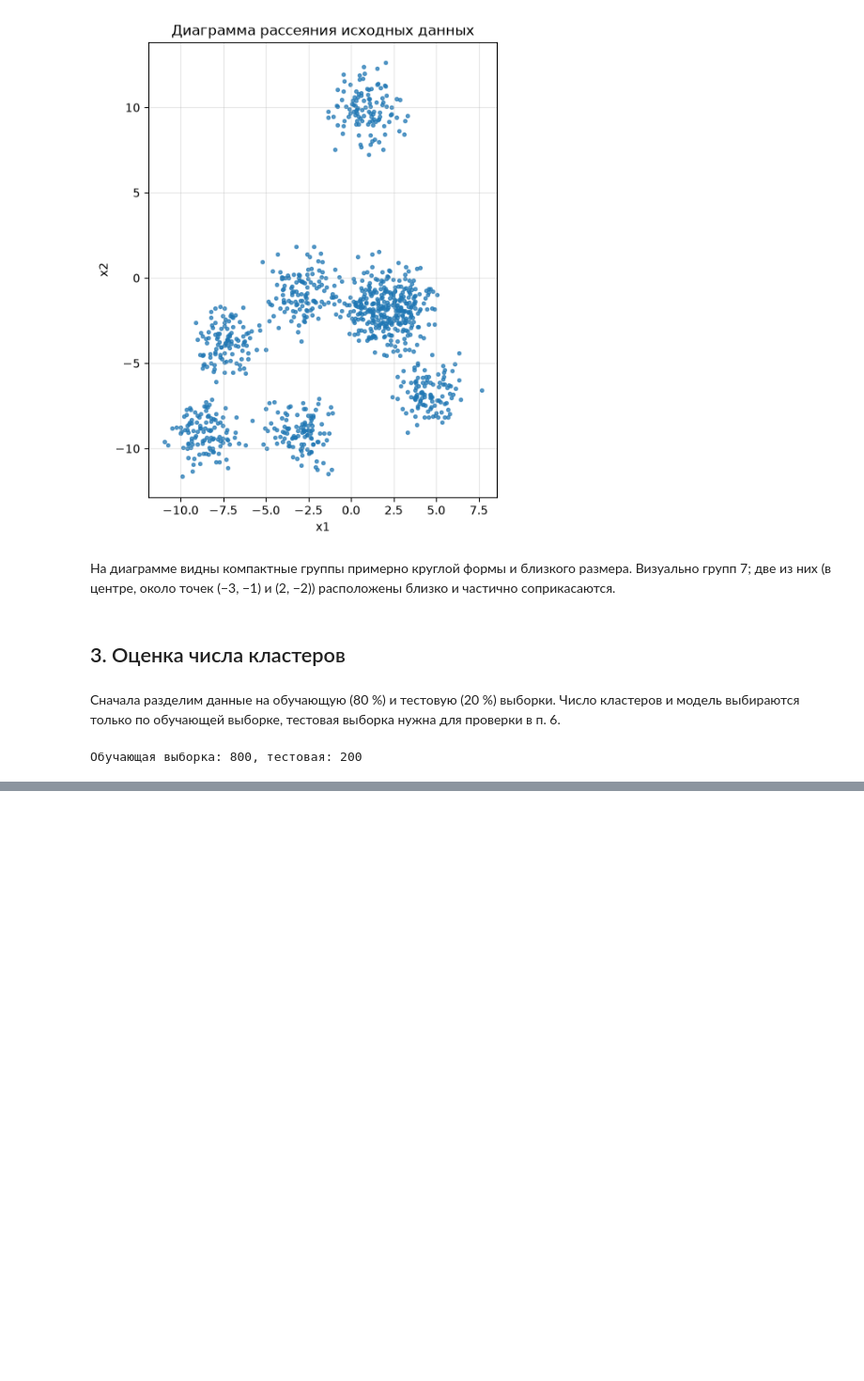
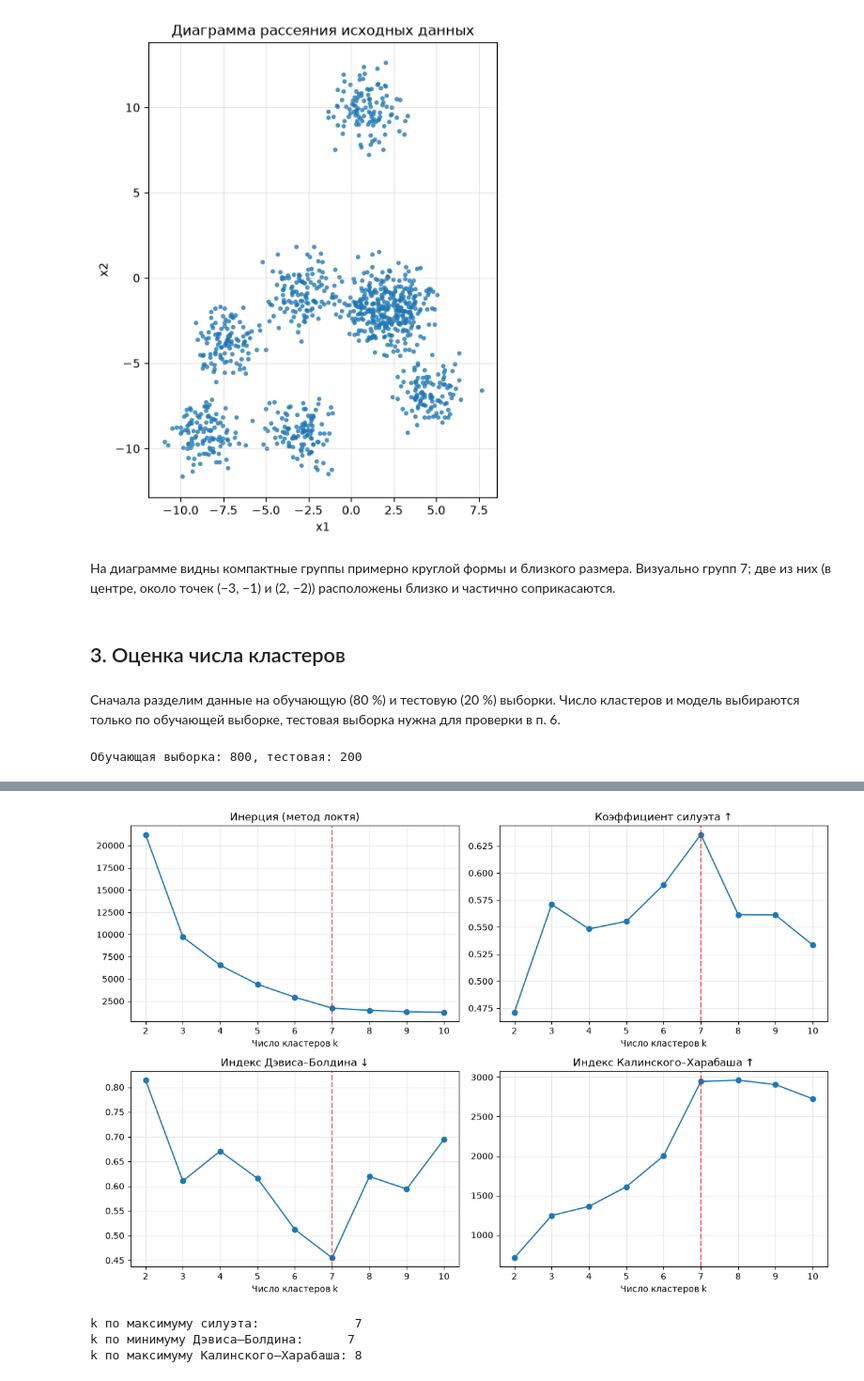
Before and after one commit to calculation-methods/ml, a Jupyter notebook: stud/vasyutinskiy/lab2.ipynb, the cells around one changed output, grey strips where cells are left out. Shown at 94% size. Drawn from its saved outputs; the diff is of its cells as text; code cells hidden in the pictures; blank space fills up the shorter version.

Commit message:
Lab2: estimate number of clusters
Co-Authored-By: Claude Opus 5.5 <noreply@anthropic.com>

```diff
--- a/stud/vasyutinskiy/lab2.ipynb
+++ b/stud/vasyutinskiy/lab2.ipynb
@@ -92,0 +99,14 @@ print(f'Обучающая выборка: {len(X_train)}, тестовая: {le
+# %%
+k_range = range(2, 11)
+rows = []
+for k in k_range:
+    model = KMeans(n_clusters=k, n_init=10, random_state=RANDOM_STATE).fit(X_train)
+    rows.append({
+        'k': k,
+        'inertia': model.inertia_,
+        'silhouette': silhouette_score(X_train, model.labels_),
+        'davies_bouldin': davies_bouldin_score(X_train, model.labels_),
+        'calinski_harabasz': calinski_harabasz_score(X_train, model.labels_),
+    })
+k_scores = pd.DataFrame(rows).set_index('k')
+k_scores.round(3)
@@ -92,0 +125,26 @@ print(f'Обучающая выборка: {len(X_train)}, тестовая: {le
+# %%
+fig, axes = plt.subplots(2, 2, figsize=(12, 8))
+titles = {
+    'inertia': 'Инерция (метод локтя)',
+    'silhouette': 'Коэффициент силуэта ↑',
+    'davies_bouldin': 'Индекс Дэвиса–Болдина ↓',
+    'calinski_harabasz': 'Индекс Калинского–Харабаша ↑',
+}
+for ax, (column, title) in zip(axes.ravel(), titles.items()):
+    ax.plot(k_scores.index, k_scores[column], marker='o')
+    ax.axvline(7, color='red', linestyle='--', alpha=0.6)
+    ax.set_title(title)
+    ax.set_xlabel('Число кластеров k')
+    ax.grid(alpha=0.3)
+plt.tight_layout()
+plt.show()
+# %% [output]
+[figure, added]
+# %%
+print('k по максимуму силуэта:            ', k_scores['silhouette'].idxmax())
+print('k по минимуму Дэвиса–Болдина:     ', k_scores['davies_bouldin'].idxmin())
+print('k по максимуму Калинского–Харабаша:', k_scores['calinski_harabasz'].idxmax())
+# %% [output]
+k по максимуму силуэта:             7
+k по минимуму Дэвиса–Болдина:      7
+k по максимуму Калинского–Харабаша: 8
```
Also changed, not shown: parts of 5 cells of this notebook.
